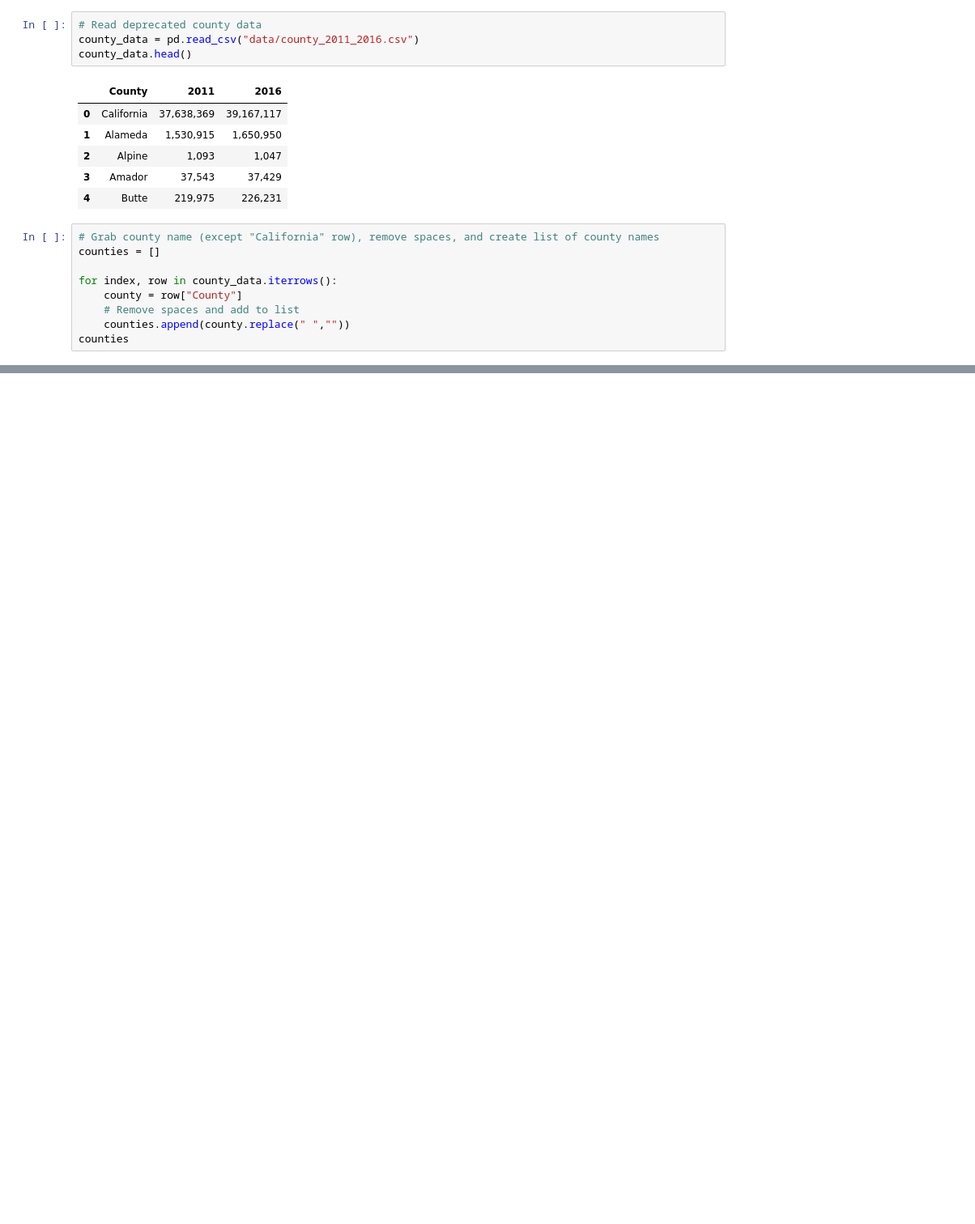
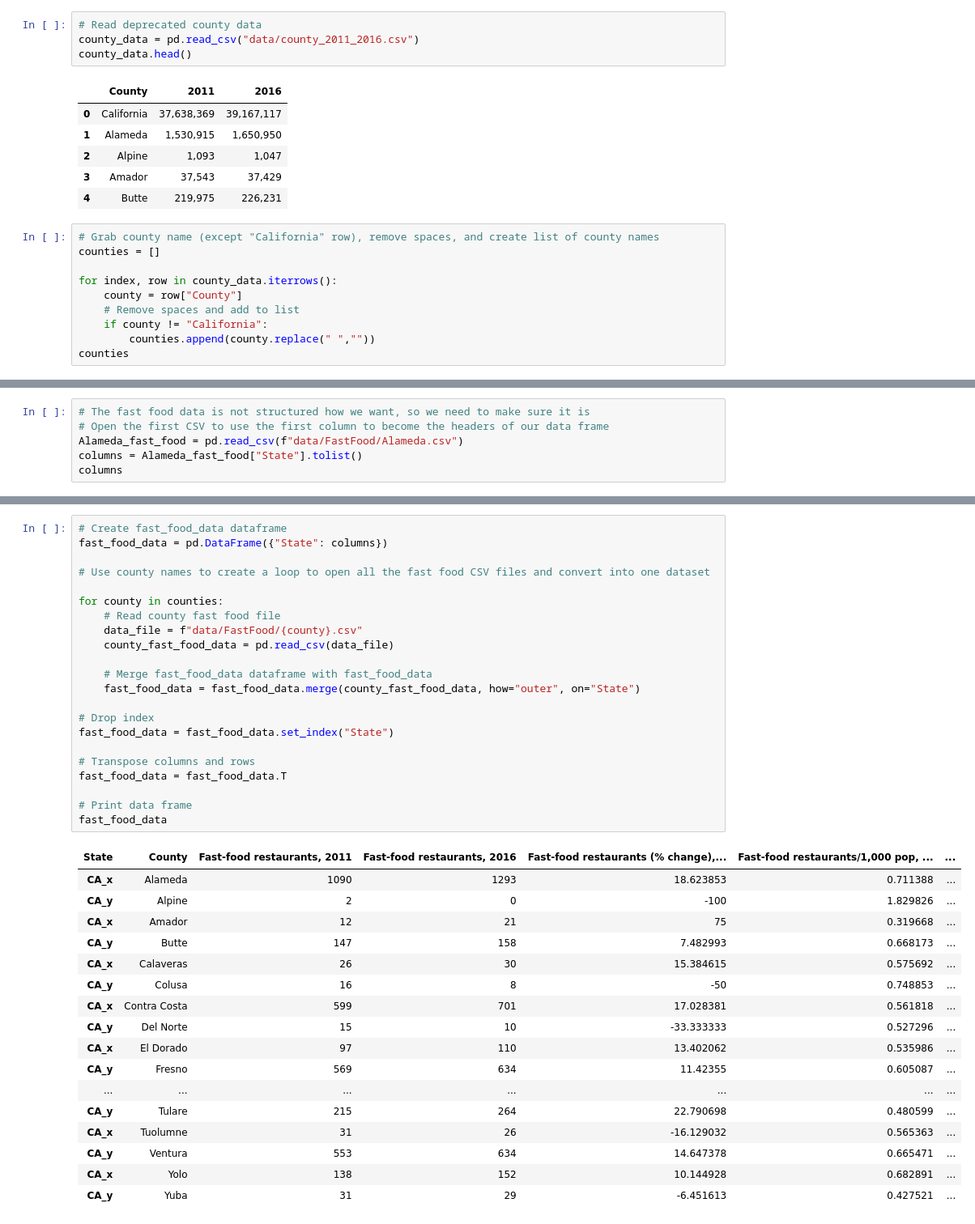
Before and after one commit to improvbutterfly/Fast-Food-Analysis-California, a Jupyter notebook: Analysis/DataCollection.ipynb, the cells around one changed output, grey strips where cells are left out. Shown: that part at 81% size. Drawn from its saved outputs; the diff is of its cells as text; blank space fills up the shorter version.

Commit message:
Combined the data about fast food for all counties and saved it as CSV

```diff
--- a/Analysis/DataCollection.ipynb
+++ b/Analysis/DataCollection.ipynb
@@ -80,6 +80,7 @@ counties = []
 for index, row in county_data.iterrows():
     county = row["County"]
     # Remove spaces and add to list
-    counties.append(county.replace(" ",""))
+    if county != "California":
+        counties.append(county.replace(" ",""))
 counties
 # %% [output]
@@ -106,0 +104,6 @@ counties
+# %%
+# The fast food data is not structured how we want, so we need to make sure it is
+# Open the first CSV to use the first column to become the headers of our data frame
+Alameda_fast_food = pd.read_csv(f"data/FastFood/Alameda.csv")
+columns = Alameda_fast_food["State"].tolist()
+columns
@@ -106,0 +132,40 @@ counties
+# %%
+# Create fast_food_data dataframe
+fast_food_data = pd.DataFrame({"State": columns})
+
+# Use county names to create a loop to open all the fast food CSV files and convert into one dataset
+
+for county in counties:
+    # Read county fast food file
+    data_file = f"data/FastFood/{county}.csv"
+    county_fast_food_data = pd.read_csv(data_file)
+
+    # Merge fast_food_data dataframe with fast_food_data
+    fast_food_data = fast_food_data.merge(county_fast_food_data, how="outer", on="State")
+
+# Drop index
+fast_food_data = fast_food_data.set_index("State")
+
+# Transpose columns and rows
+fast_food_data = fast_food_data.T
+
+# Print data frame
+fast_food_data
+# %% [output]
+| State | County | Fast-food restaurants, 2011 | Fast-food restaurants, 2016 | Fast-food restaurants (% change),... | Fast-food restaurants/1,000 pop, ... | ... |
+| CA_x | Alameda | 1090 | 1293 | 18.623853 | 0.711388 | ... |
+| CA_y | Alpine | 2 | 0 | -100 | 1.829826 | ... |
+| CA_x | Amador | 12 | 21 | 75 | 0.319668 | ... |
+| CA_y | Butte | 147 | 158 | 7.482993 | 0.668173 | ... |
+| CA_x | Calaveras | 26 | 30 | 15.384615 | 0.575692 | ... |
+| CA_y | Colusa | 16 | 8 | -50 | 0.748853 | ... |
+| CA_x | Contra Costa | 599 | 701 | 17.028381 | 0.561818 | ... |
+| CA_y | Del Norte | 15 | 10 | -33.333333 | 0.527296 | ... |
+| CA_x | El Dorado | 97 | 110 | 13.402062 | 0.535986 | ... |
+| CA_y | Fresno | 569 | 634 | 11.42355 | 0.605087 | ... |
+| ... | ... | ... | ... | ... | ... | ... |
+| CA_y | Tulare | 215 | 264 | 22.790698 | 0.480599 | ... |
+| CA_x | Tuolumne | 31 | 26 | -16.129032 | 0.565363 | ... |
+| CA_y | Ventura | 553 | 634 | 14.647378 | 0.665471 | ... |
+| CA_x | Yolo | 138 | 152 | 10.144928 | 0.682891 | ... |
+| CA_y | Yuba | 31 | 29 | -6.451613 | 0.427521 | ... |
```
Also changed, not shown: parts of 5 cells of this notebook, 4 other files.
